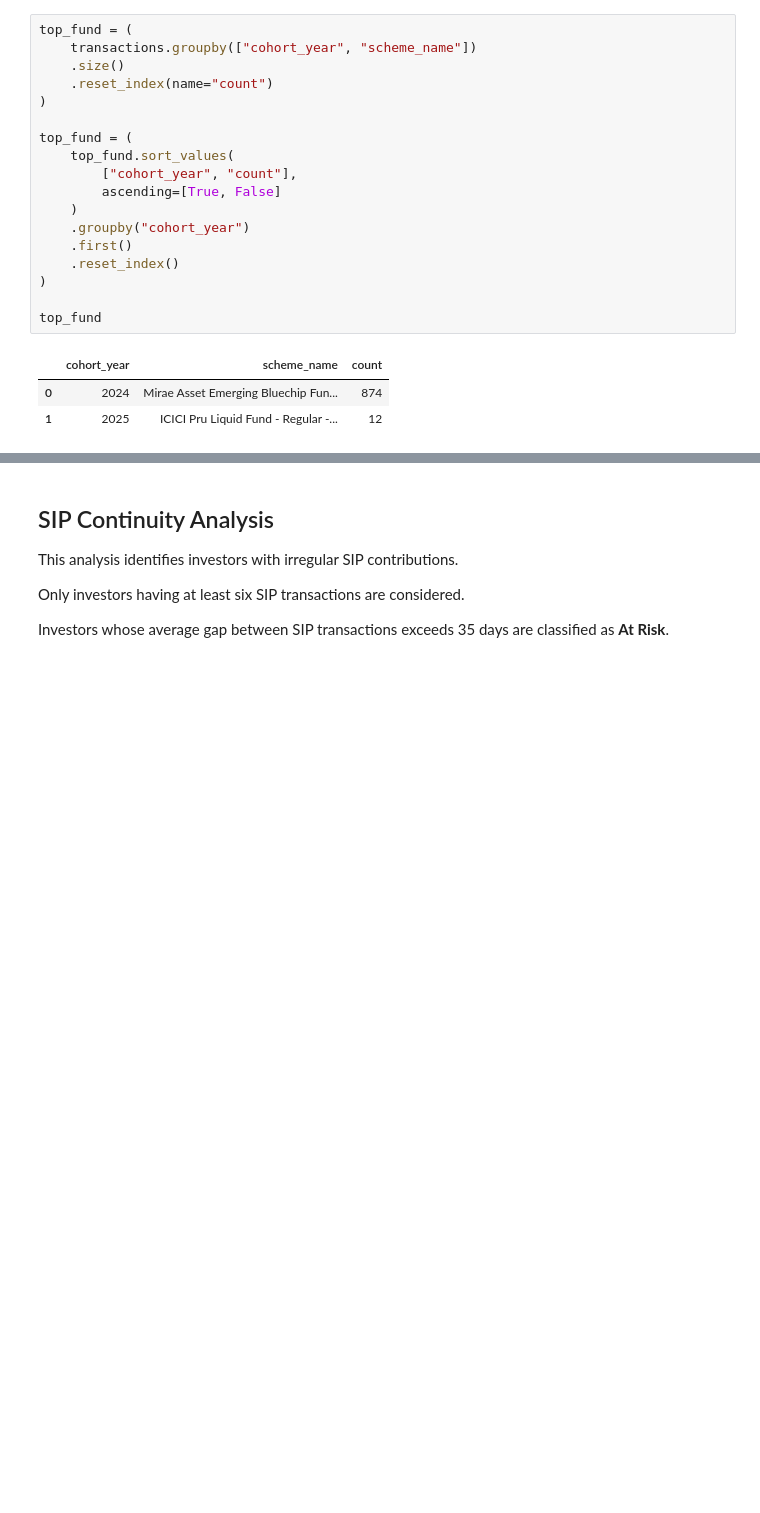
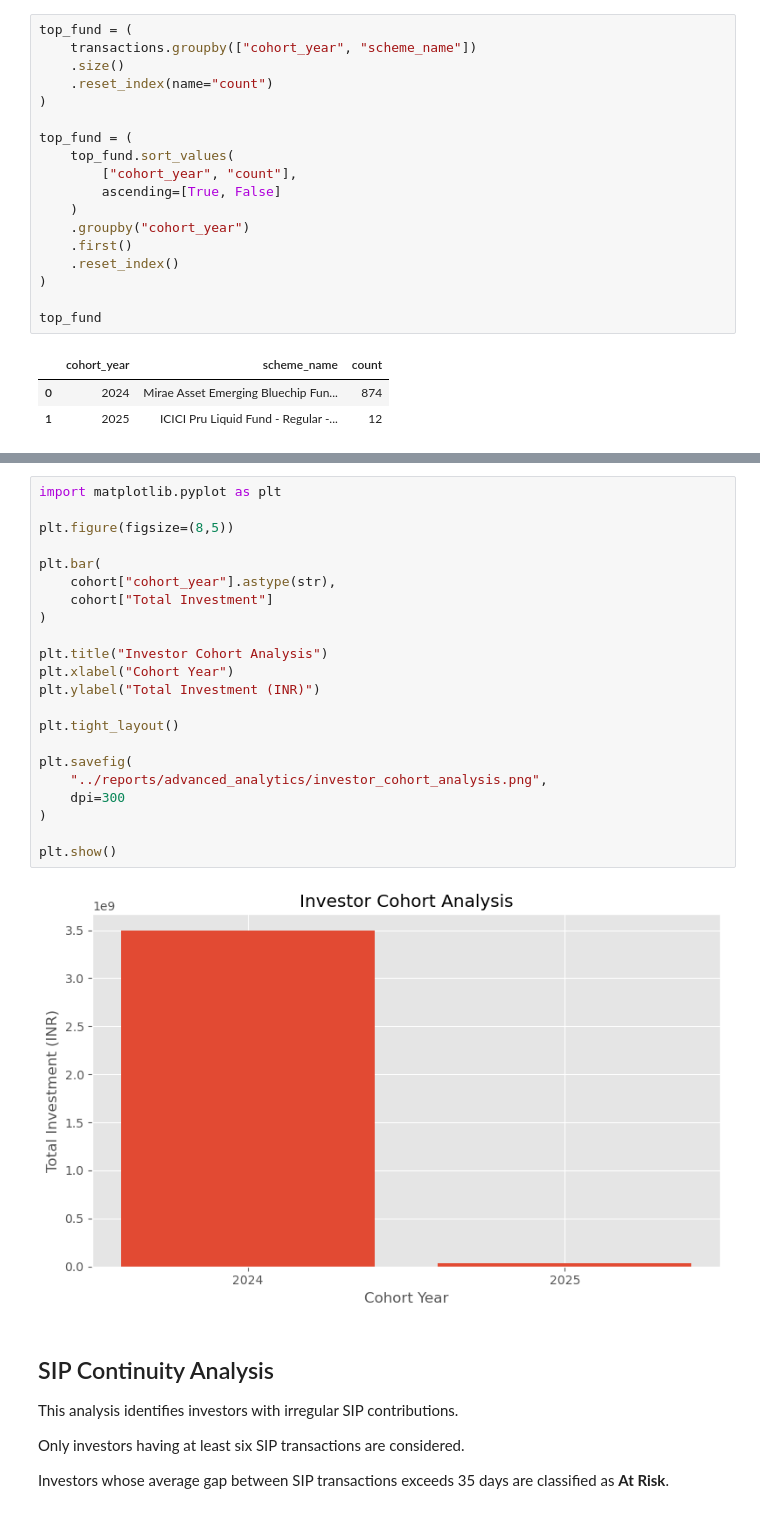
Before and after one commit to Abhilasha-git/bluestock_mf_capstone, a Jupyter notebook: notebooks/Advamced_Analytics.ipynb, the cells around one changed output, grey strips where cells are left out. Cells and saved outputs as stored; diff of their text form; blank space fills up the shorter version.

Commit message:
Added advanced analytics outputs and updated notebooks

```diff
--- a/notebooks/Advamced_Analytics.ipynb
+++ b/notebooks/Advamced_Analytics.ipynb
@@ -402,3 +435,27 @@ cohort
+# %%
+import matplotlib.pyplot as plt
+
+plt.figure(figsize=(8,5))
+
+plt.bar(
+    cohort["cohort_year"].astype(str),
+    cohort["Total Investment"]
+)
+
+plt.title("Investor Cohort Analysis")
+plt.xlabel("Cohort Year")
+plt.ylabel("Total Investment (INR)")
+
+plt.tight_layout()
+
+plt.savefig(
+    "../reports/advanced_analytics/investor_cohort_analysis.png",
+    dpi=300
+)
+
+plt.show()
+# %% [output]
+[figure, added]
 # %% [markdown]
 ## SIP Continuity Analysis
 
```
Also changed, not shown: parts of 12 cells of this notebook, 15 other files.
